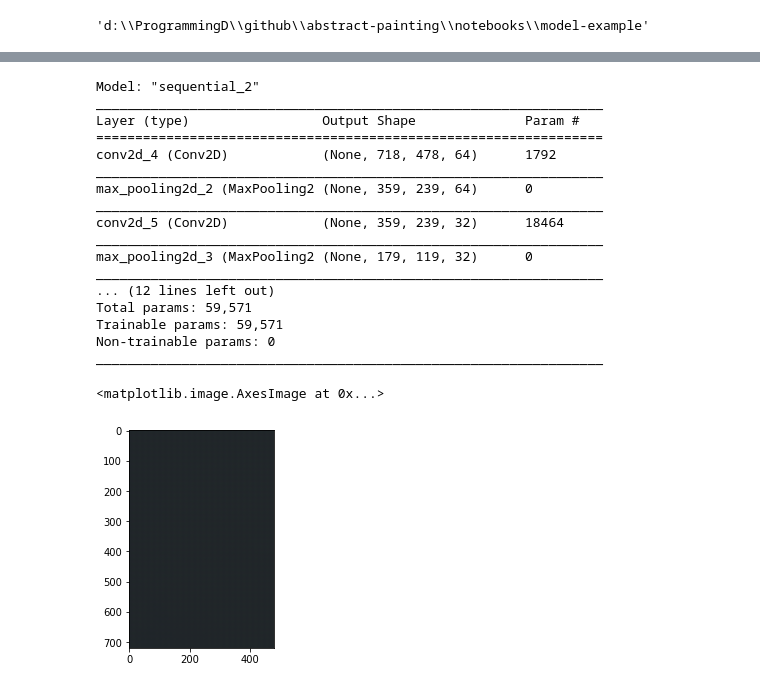
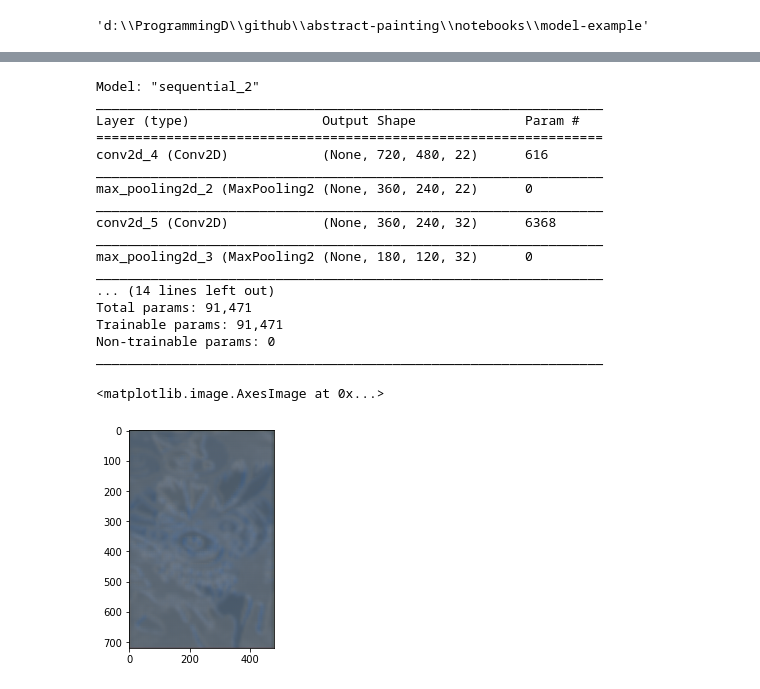
Before and after one commit to tjensen8/abstract-painting, a Jupyter notebook: notebooks/model-example/0-modeling.ipynb, the cells around one changed output, grey strips where cells are left out. Cells and saved outputs as stored; diff of their text form; code cells hidden in the pictures.

Commit message:
inital model structure

```diff
--- a/notebooks/model-example/0-modeling.ipynb
+++ b/notebooks/model-example/0-modeling.ipynb
@@ -126,2 +130,5 @@ data.shape
 # %%
 data_32 = data.astype(np.float32)
+# %%
+data_32_flip = np.flip(data_32, axis=0)
+data_32_flip.shape
@@ -150,17 +159,21 @@ decoder = keras.Sequential(
 
 
 model = keras.models.Sequential([
-        #contract
-        layers.Conv2D(64, kernel_size=3, activation='relu'),
-        layers.MaxPool2D(),
+        #encoder
+        #layers.Conv2D(64, kernel_size=3, activation='relu'),
+        #layers.MaxPool2D(),
+        layers.Conv2D(22,kernel_size=3, activation='relu', padding='same'),
+        layers.MaxPool2D((2,2)),
         layers.Conv2D(32, kernel_size=3, activation='relu', padding='same'),
-        layers.MaxPool2D(),
-        layers.Conv2D(24, kernel_size=3, activation='relu', padding='same'),
-        layers.MaxPool2D(),
-        # expand
+        layers.MaxPool2D((2,2)),
+        layers.Conv2D(64, kernel_size=3, activation='relu', padding='same'),
+        layers.MaxPool2D((2,2)),
+        # decoder
+        layers.Conv2DTranspose(64, kernel_size=3, strides=2, activation='relu', padding='same'),
+        layers.Conv2DTranspose(32, kernel_size=3, strides=2, activation='relu', padding='same'),
         layers.Conv2DTranspose(24, kernel_size=3, strides=2, activation='relu', padding='same'),
-        layers.Conv2DTranspose(32, kernel_size=3, strides=2, activation='relu', padding='same'),
-        layers.Conv2DTranspose(64, kernel_size=3, strides=2, activation='relu', padding='same'),
+        #layers.Conv2DTranspose(64, kernel_size=3, strides=2, activation='relu', padding='same'),
+        layers.Conv2D(15, kernel_size=3, activation='relu', padding='same'),
         layers.Conv2D(3, kernel_size=3, activation='relu', padding='same')
         #layers.Conv2D(32, kernel_size=3, activation='relu'),
         #layers.UpSampling2D(),
@@ -173,5 +186,8 @@ model.compile(optimizer='adam', loss=loss, metrics=['mse'])
 # %%
 #model.build(input_shape=[1,720,480,3])
 #model.summary()
-model.fit(x=data_32, y=data_32, epochs=10, batch_size=32)
+# original setup
+#history = model.fit(x=data_32, y=data_32, epochs=50, batch_size=16)
+# reverese setup
+history = model.fit(x=data_32, y=data_32_flip, epochs=100, batch_size=16)
 # %% [output]
@@ -187,23 +215,23 @@ Model: "sequential_2"
 _________________________________________________________________
 Layer (type)                 Output Shape              Param #
 =================================================================
-conv2d_4 (Conv2D)            (None, 718, 478, 64)      1792
+conv2d_4 (Conv2D)            (None, 720, 480, 22)      616
 _________________________________________________________________
-max_pooling2d_2 (MaxPooling2 (None, 359, 239, 64)      0
+max_pooling2d_2 (MaxPooling2 (None, 360, 240, 22)      0
 _________________________________________________________________
-conv2d_5 (Conv2D)            (None, 359, 239, 32)      18464
+conv2d_5 (Conv2D)            (None, 360, 240, 32)      6368
 _________________________________________________________________
-max_pooling2d_3 (MaxPooling2 (None, 179, 119, 32)      0
+max_pooling2d_3 (MaxPooling2 (None, 180, 120, 32)      0
 _________________________________________________________________
-... (12 lines left out)
-Total params: 59,571
-Trainable params: 59,571
+... (14 lines left out)
+Total params: 91,471
+Trainable params: 91,471
 Non-trainable params: 0
 _________________________________________________________________
 # %%
 result = model.predict(data_32)
 # %%
-plt.imshow(result[5])
+plt.imshow(result[3])
 # %% [output]
 <matplotlib.image.AxesImage at 0x...>
-[figure, old version]
+[figure, new version]
```
Also changed, not shown: parts of 16 cells of this notebook.
